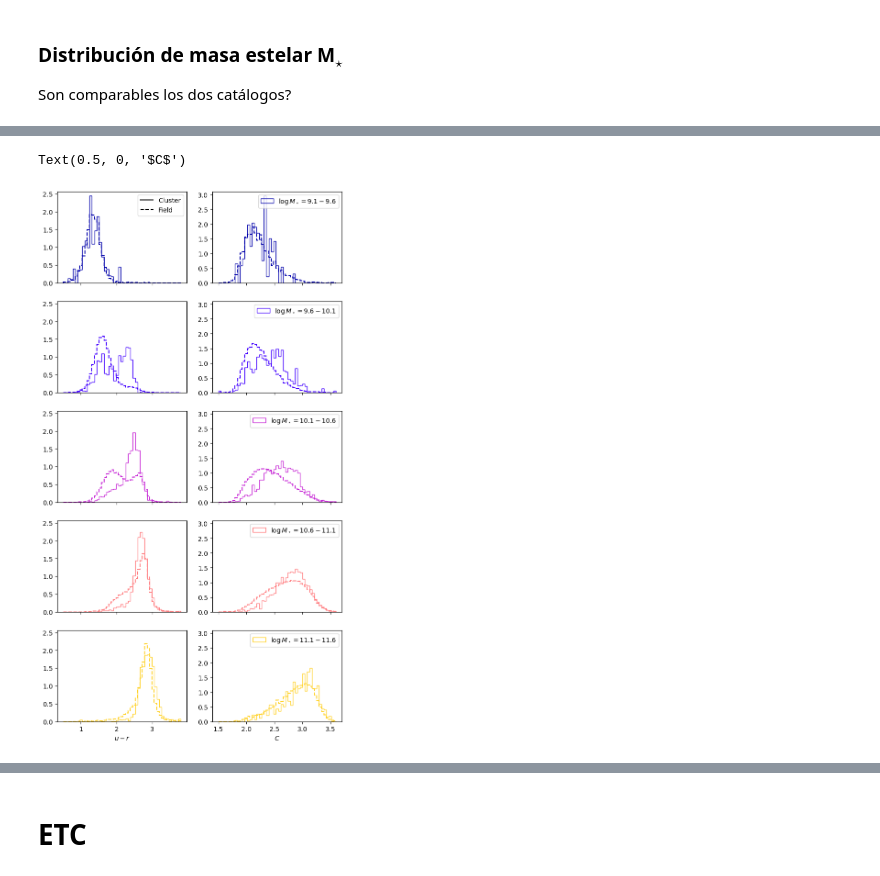
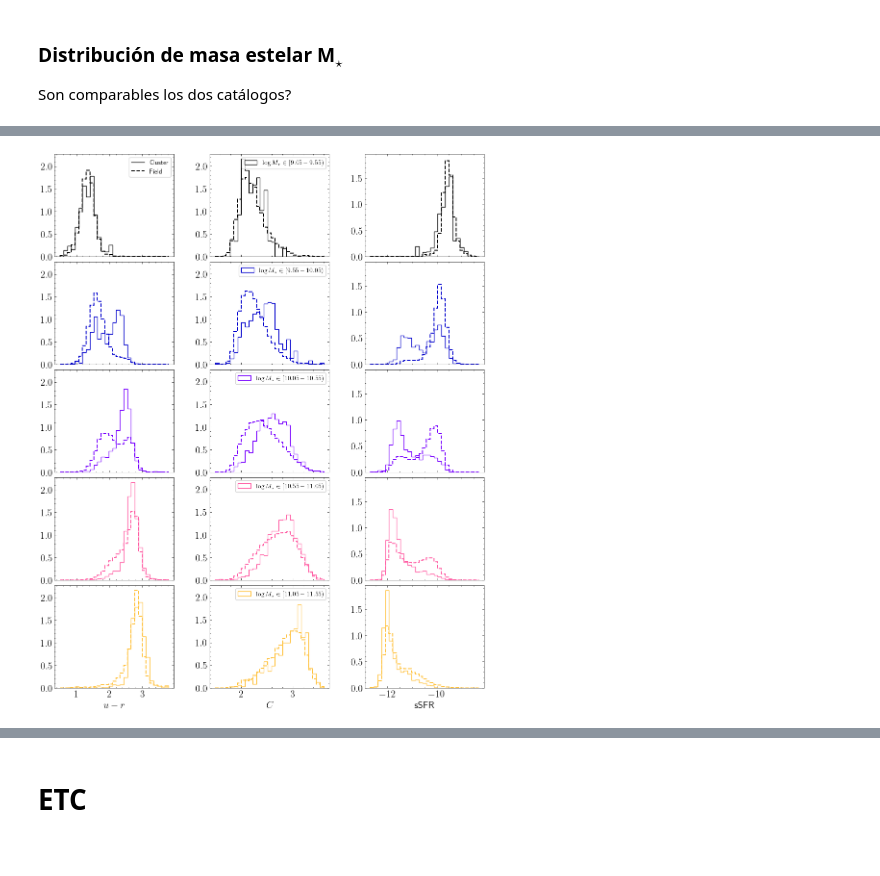
Before and after one commit to francaporaso/extragalactica, a Jupyter notebook: guia5/presentacion.ipynb, the cells around one changed output, grey strips where cells are left out. Saved outputs shown, nothing was run; the diff lists cells and outputs as text; code cells hidden in the pictures.

```diff
--- a/guia5/presentacion.ipynb
+++ b/guia5/presentacion.ipynb
@@ -289,0 +323,14 @@ De la figura anterior se puede ver que las galaxias de campo tienen un exceso de
+# %%
+fig, ax = plt.subplots()
+
+for n in [CL, FD, SA]:
+    ax.plot([],[], lw=1.5, c=COLORS[n], label=n)
+    sns.kdeplot(
+        ax = ax,
+        data=S[n],
+        x='stellarmass', y='ssfr', weights='w',
+        gridsize=GRID, levels=LEVELS, linewidths=LWS,
+        color=COLORS[n]
+    )
+ax.legend()
+ax.set_xlim(8.8, 11.8)
@@ -292,11 +343,11 @@ De la figura anterior se puede ver que las galaxias de campo tienen un exceso de
 n_masa = 6
 b_mstar = np.linspace(8.8,11.8,n_masa+1)
 b_mstar = (b_mstar[:-1] + np.diff(b_mstar)*0.5)
-print(b_mstar)
+print('Bordes de los bines: ', b_mstar)
 
 mstar = {}
 for i in range(n_masa-1):
-    massbin = f'{b_mstar[i]:2.1f}-{b_mstar[i+1]:2.1f}'
+    massbin = f'{b_mstar[i]:2.2f}-{b_mstar[i+1]:2.2f}'
     mstar[massbin] = {}
     for n in [CL,FD]:
         mstar[massbin][n] = S[n].query(
@@ -331,25 +383,42 @@ ax.legend();
 # %%
 # Distribuciones de color de las dif masas
-bins_ur = np.linspace(0.5,3.8,50)
-bins_c = np.linspace(1.5,3.6,50)
-cmap = plt.get_cmap('gnuplot2', n_masa+1)
-fig, axes = plt.subplots(5,2,figsize=(8,15), sharex='col', sharey='col')
+bins_ur = np.linspace(0.5,3.8,30)
+bins_c = np.linspace(1.5,3.6,30)
+bins_ssfr = np.linspace(-12.7,-8.3,30)
+cmap = plt.get_cmap('gnuplot2', n_masa)
+fig, axes = plt.subplots(5,3,figsize=(12,15), sharex='col', sharey='col')
 
 axes[0,0].plot([],[],color='k',label=CL)
 axes[0,0].plot([],[],ls='--',lw=1.5,color='k',label=FD)
 axes[0,0].legend()
 i=0
 for b,S_star in mstar.items():
-    axes[i,0].hist(S_star[CL]['ur'], bins=bins_ur, weights=S_star[CL]['w'], histtype='step', density=True, color=cmap(i+1))
-    axes[i,0].hist(S_star[FD]['ur'], bins=bins_ur, weights=S_star[FD]['w'], histtype='step', density=True, color=cmap(i+1), linewidth=1.5, linestyle='--')
+    axes[i,0].hist(S_star[CL]['ur'], bins=bins_ur, weights=S_star[CL]['w'], histtype='step', density=True, color=cmap(i))
+    axes[i,0].hist(S_star[FD]['ur'], bins=bins_ur, weights=S_star[FD]['w'], histtype='step', density=True, color=cmap(i), linewidth=1.5, linestyle='--')
 
-    axes[i,1].hist(S_star[CL]['C'], bins=bins_c, weights=S_star[CL]['w'], histtype='step', density=True, color=cmap(i+1), label=f'$ \\log M_\\star={b}$')
-    axes[i,1].hist(S_star[FD]['C'], bins=bins_c, weights=S_star[FD]['w'], histtype='step', density=True, color=cmap(i+1), linewidth=1.5, linestyle='--')
+    axes[i,1].hist(S_star[CL]['C'], bins=bins_c, weights=S_star[CL]['w'], histtype='step', density=True, color=cmap(i), label=f'$ \\log M_\\star \\in [{b})$')
+    axes[i,1].hist(S_star[FD]['C'], bins=bins_c, weights=S_star[FD]['w'], histtype='step', density=True, color=cmap(i), linewidth=1.5, linestyle='--')
+
+    axes[i,2].hist(S_star[CL]['ssfr'], bins=bins_ssfr, weights=S_star[CL]['w'], histtype='step', density=True, color=cmap(i))
+    axes[i,2].hist(S_star[FD]['ssfr'], bins=bins_ssfr, weights=S_star[FD]['w'], histtype='step', density=True, color=cmap(i), linewidth=1.5, linestyle='--')
 
     axes[i,1].legend()
     i+=1
+
+    # Son muestras similares?
+    #display(Math(fr'$\log M {{\star}} \in [{b})$'))
+    #for col in ['ur', 'C']:
+    #    ks_res = ks_2samp(S_star[CL][col], S_star[FD][col], method='exact')
+    #    print(f'pvalue = {ks_res.pvalue:2.2e}')
+    #    if ks_res.pvalue > 0.05:
+    #        print(f'{col}: No es posible rechazar la hip. nula\n')
+    #    else:
+    #        print(f'{col}: Las muestras son diferentes\n')
+
 axes[-1,0].set_xlabel('$u-r$')
 axes[-1,1].set_xlabel('$C$')
+axes[-1,2].set_xlabel('sSFR')
+
+fig.subplots_adjust(wspace=0.3, hspace=0.05)
 # %% [output]
-Text(0.5, 0, '$C$')
-[figure, old version]
+[figure, new version]
```
Also changed, not shown: parts of 21 cells of this notebook.
